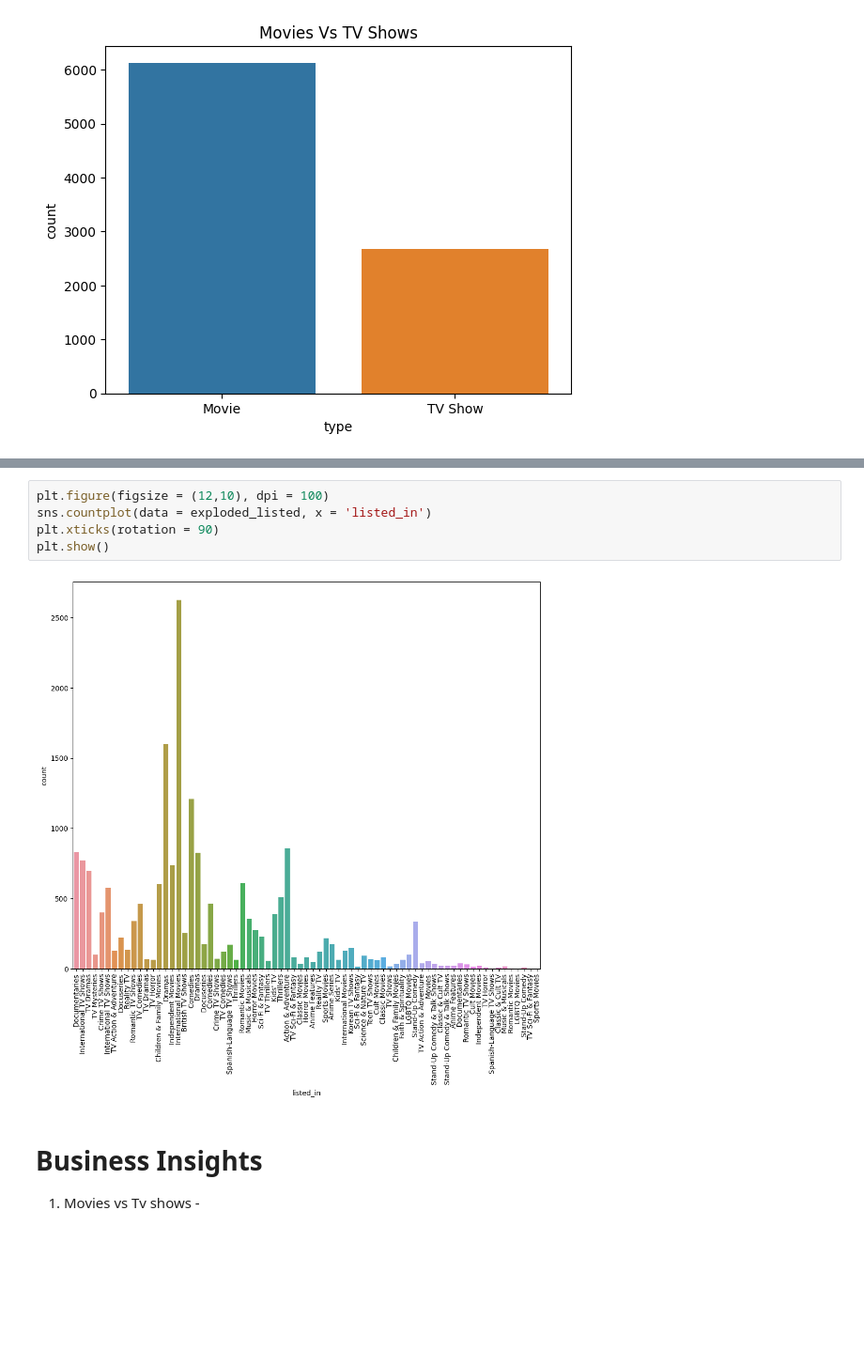
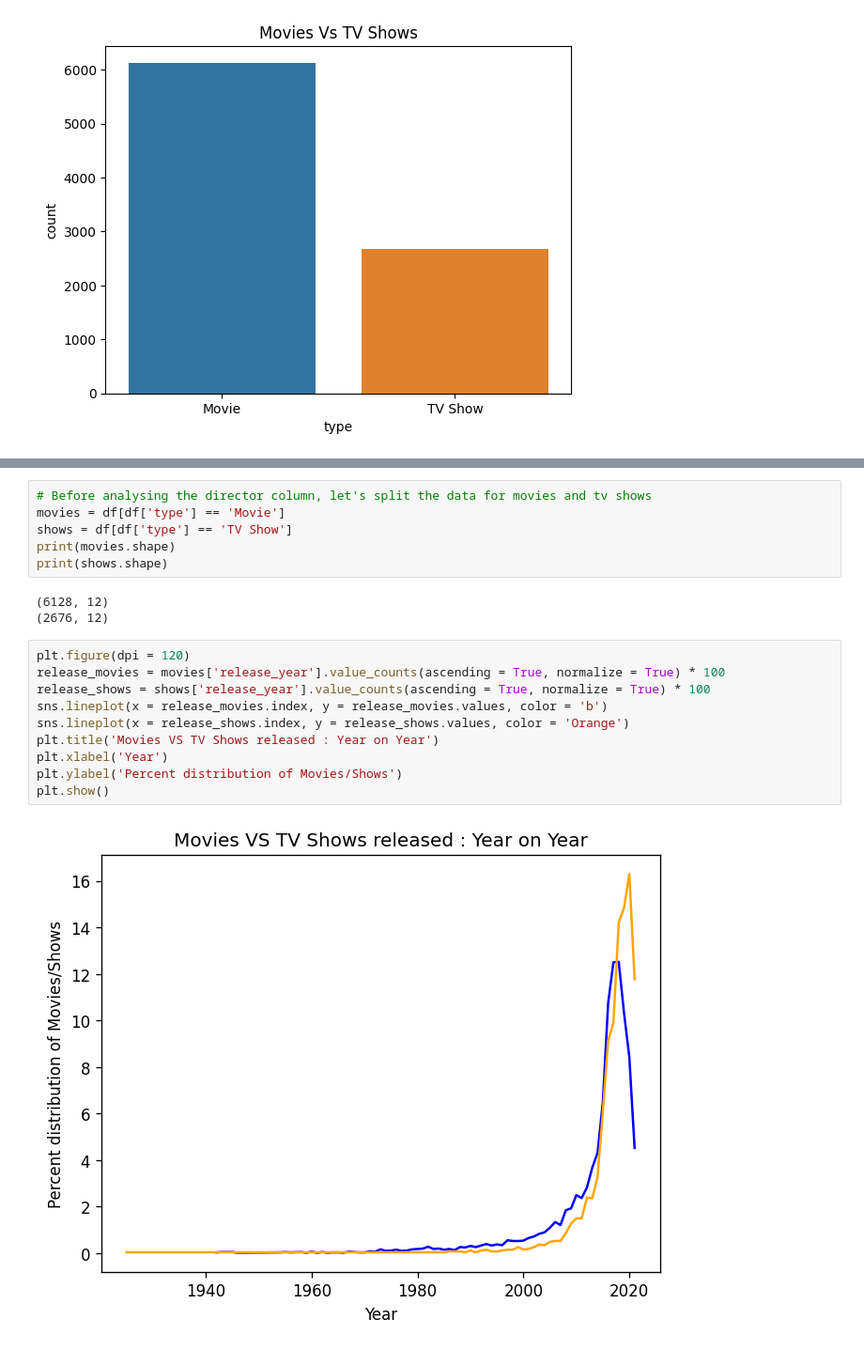
Before and after one commit to shahzarhusain/netflix_data_analysis, a Jupyter notebook: Netflix_analysis.ipynb, the cells around one changed output, grey strips where cells are left out. Shown at 94% size. Drawn from its saved outputs; the diff is of its cells as text; blank space fills up the shorter version.

```diff
--- a/Netflix_analysis.ipynb
+++ b/Netflix_analysis.ipynb
@@ -350,11 +231,21 @@ exploded_listed
-# %%
-plt.figure(figsize = (12,10), dpi = 100)
-sns.countplot(data = exploded_listed, x = 'listed_in')
-plt.xticks(rotation = 90)
-plt.show()
-# %% [output]
-[figure, removed]
-# %% [markdown]
-# Business Insights
-
-1. Movies vs Tv shows -
+# %%
+# Before analysing the director column, let's split the data for movies and tv shows
+movies = df[df['type'] == 'Movie']
+shows = df[df['type'] == 'TV Show']
+print(movies.shape)
+print(shows.shape)
+# %% [output]
+(6128, 12)
+(2676, 12)
+# %%
+plt.figure(dpi = 120)
+release_movies = movies['release_year'].value_counts(ascending = True, normalize = True) * 100
+release_shows = shows['release_year'].value_counts(ascending = True, normalize = True) * 100
+sns.lineplot(x = release_movies.index, y = release_movies.values, color = 'b')
+sns.lineplot(x = release_shows.index, y = release_shows.values, color = 'Orange')
+plt.title('Movies VS TV Shows released : Year on Year')
+plt.xlabel('Year')
+plt.ylabel('Percent distribution of Movies/Shows')
+plt.show()
+# %% [output]
+[figure, added]
```
Also changed, not shown: parts of 68 cells of this notebook.
